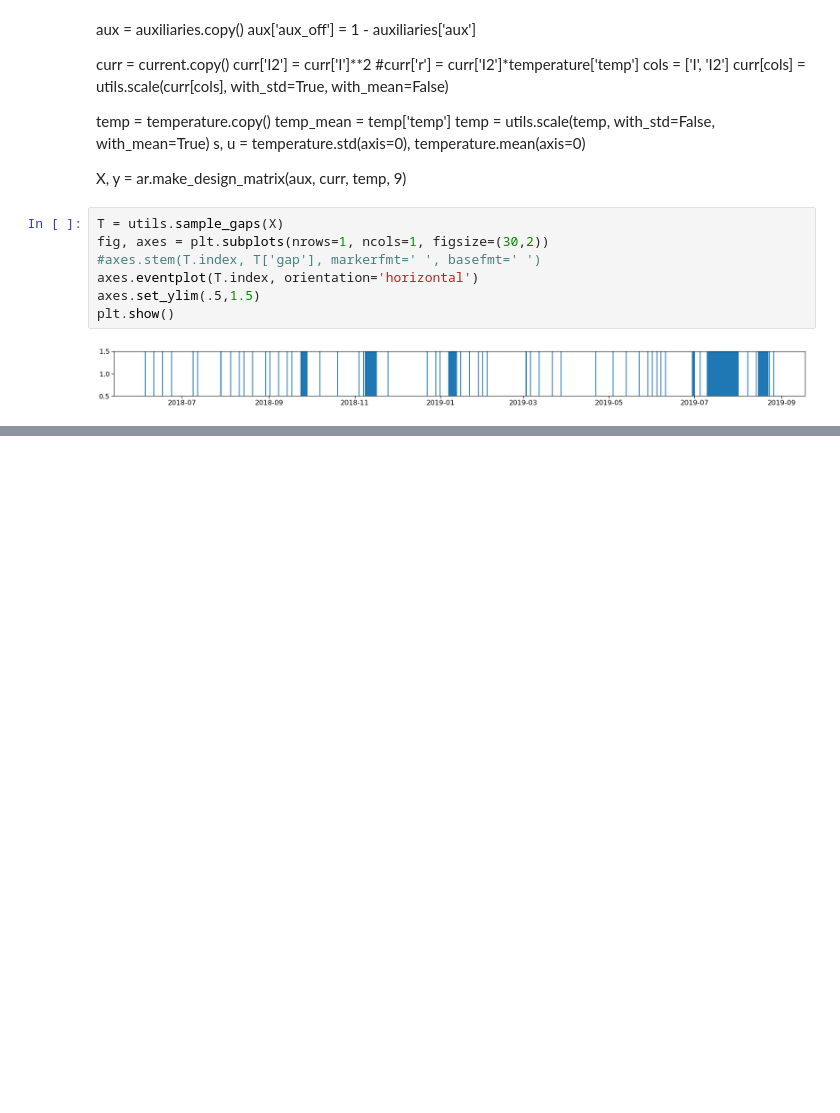
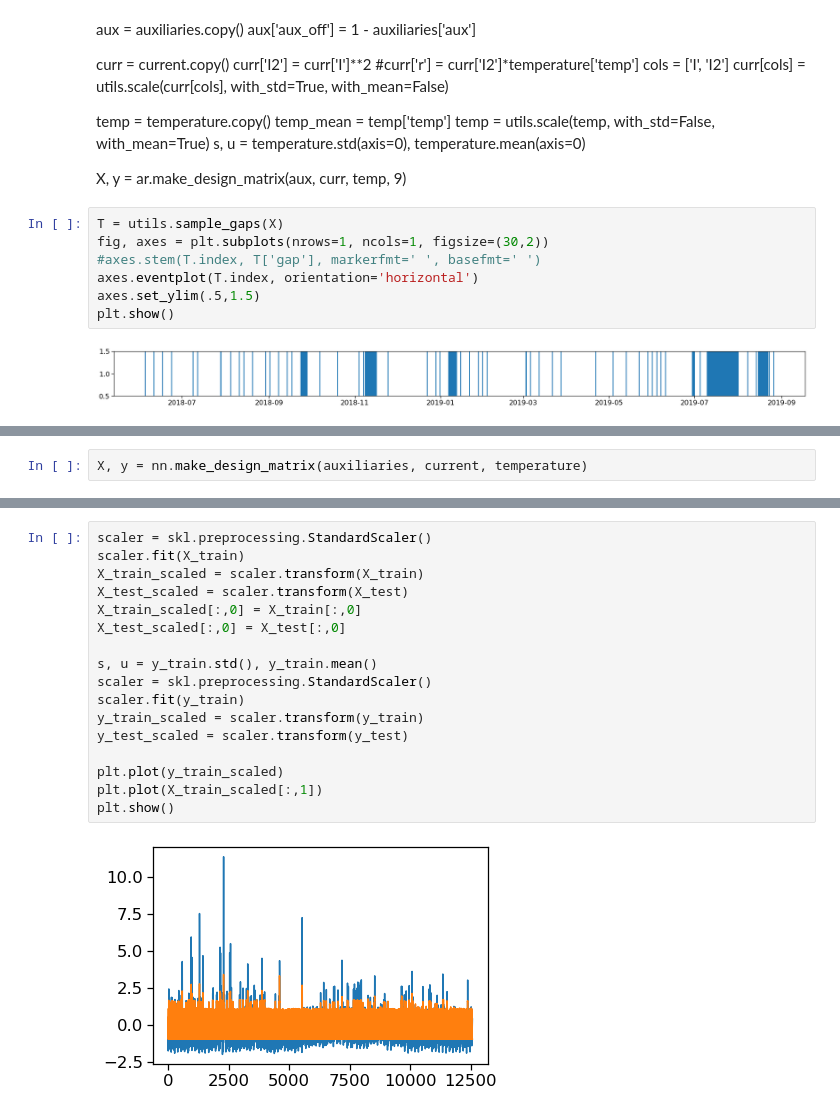
Before and after one commit to fonstelien/FYS-STK4155, a Jupyter notebook: project3/source/project3.ipynb, the cells around one changed output, grey strips where cells are left out. Saved outputs shown, nothing was run; the diff lists cells and outputs as text; blank space fills up the shorter version.

```diff
--- a/project3/source/project3.ipynb
+++ b/project3/source/project3.ipynb
@@ -82,0 +75,2 @@ R2=0.850
+# %%
+X, y = nn.make_design_matrix(auxiliaries, current, temperature)
@@ -82,0 +89,19 @@ R2=0.850
+# %%
+scaler = skl.preprocessing.StandardScaler()
+scaler.fit(X_train)
+X_train_scaled = scaler.transform(X_train)
+X_test_scaled = scaler.transform(X_test)
+X_train_scaled[:,0] = X_train[:,0]
+X_test_scaled[:,0] = X_test[:,0]
+
+s, u = y_train.std(), y_train.mean()
+scaler = skl.preprocessing.StandardScaler()
+scaler.fit(y_train)
+y_train_scaled = scaler.transform(y_train)
+y_test_scaled = scaler.transform(y_test)
+
+plt.plot(y_train_scaled)
+plt.plot(X_train_scaled[:,1])
+plt.show()
+# %% [output]
+[figure, added]
```
Also changed, not shown: parts of 17 cells of this notebook, 1 other file.
